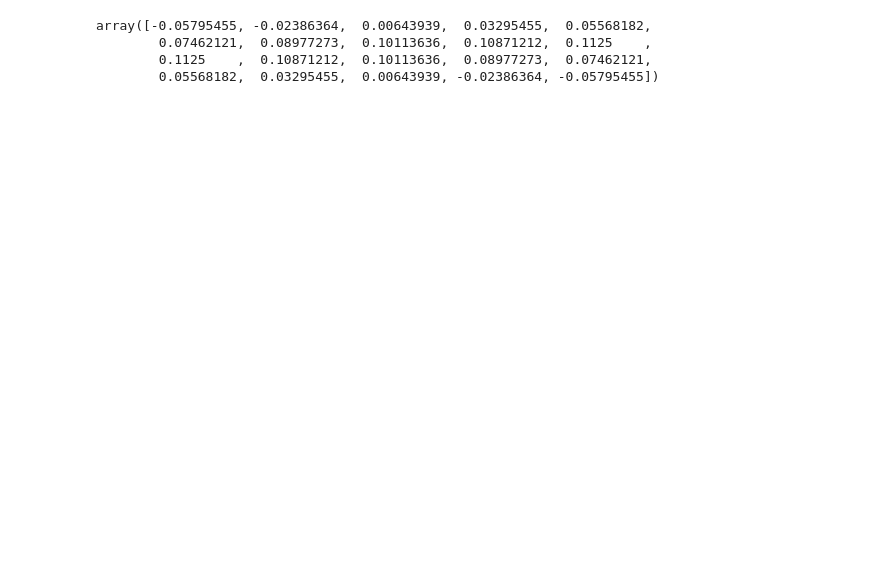
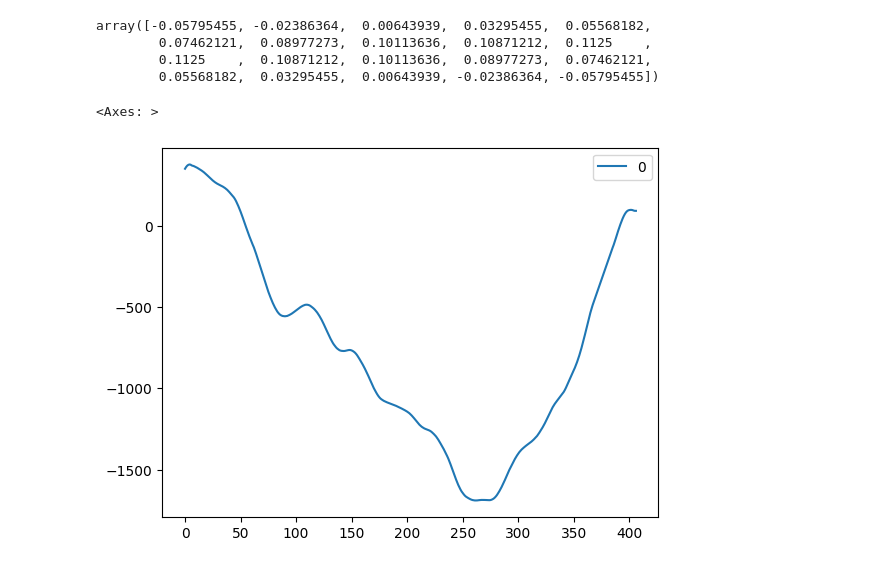
Before and after one commit to robinvvinod/Pitwall, a Jupyter notebook: smoothing_test.ipynb, the cells around one changed output. Cells and saved outputs as stored; diff of their text form; code cells hidden in the pictures; blank space fills up the shorter version.

```diff
--- a/smoothing_test.ipynb
+++ b/smoothing_test.ipynb
@@ -67,3 +67,11 @@ array([-0.05795455, -0.02386364,  0.00643939,  0.03295455,  0.05568182,
         0.07462121,  0.08977273,  0.10113636,  0.10871212,  0.1125    ,
         0.1125    ,  0.10871212,  0.10113636,  0.08977273,  0.07462121,
         0.05568182,  0.03295455,  0.00643939, -0.02386364, -0.05795455])
+# %%
+abc = np.concatenate((pos_data,[pos_data[-1] for _ in range(20)]))
+xyz = np.convolve(abc, coeffs, mode="valid")
+xyz = pd.DataFrame(xyz)
+xyz.plot()
+# %% [output]
+<Axes: >
+[figure, added]
```
Also changed, not shown: parts of 3 cells of this notebook, 9 other files.
